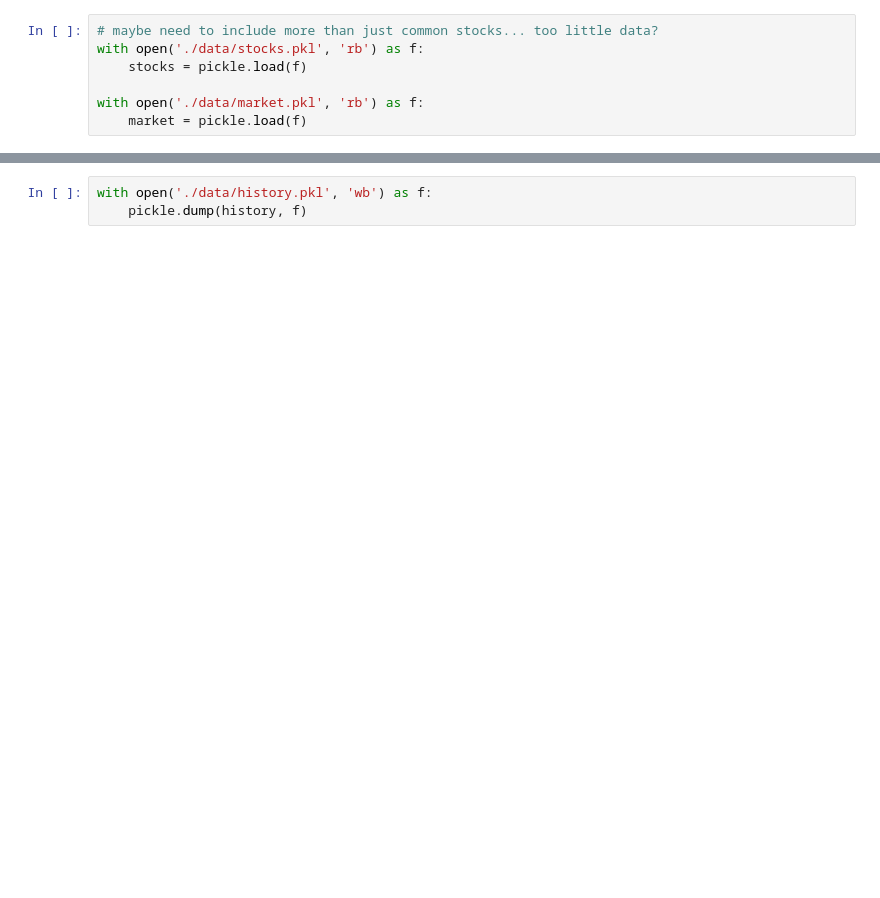
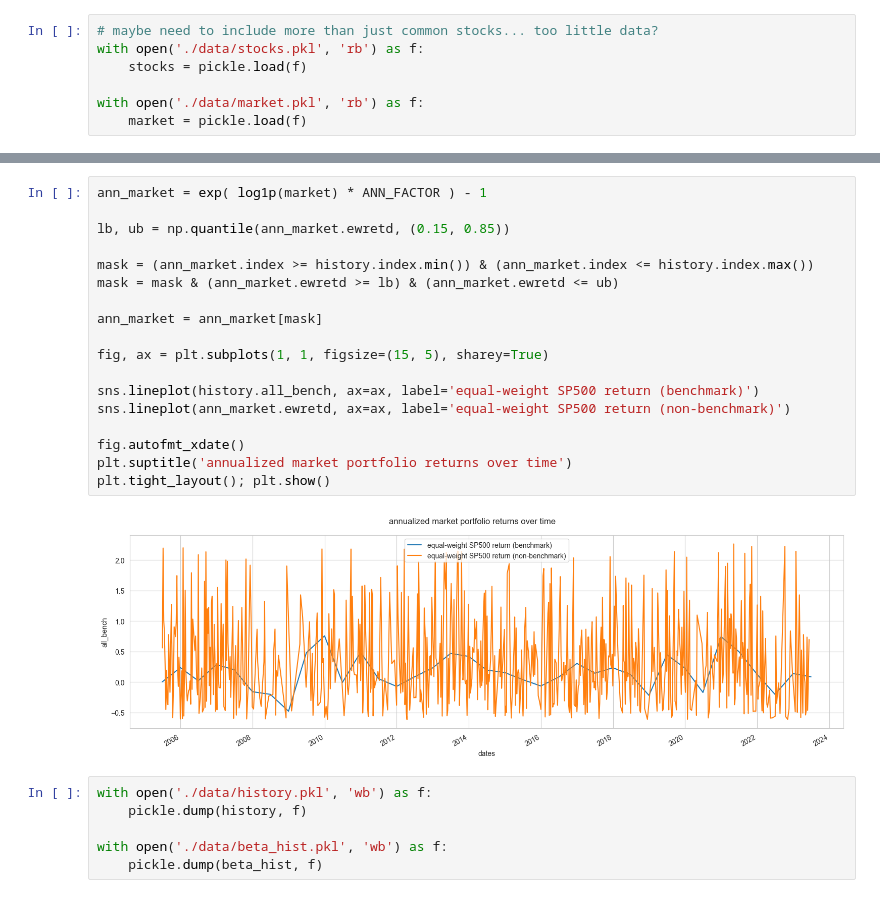
Before and after one commit to ostapenkovs/beta-based, a Jupyter notebook: notebooks/calc_betas.ipynb, the cells around one changed output, grey strips where cells are left out. Saved outputs shown, nothing was run; the diff lists cells and outputs as text; blank space fills up the shorter version.

```diff
--- a/notebooks/calc_betas.ipynb
+++ b/notebooks/calc_betas.ipynb
@@ -108,3 +159,26 @@ plt.tight_layout(); plt.show()
+# %%
+ann_market = exp( log1p(market) * ANN_FACTOR ) - 1
+
+lb, ub = np.quantile(ann_market.ewretd, (0.15, 0.85))
+
+mask = (ann_market.index >= history.index.min()) & (ann_market.index <= history.index.max())
+mask = mask & (ann_market.ewretd >= lb) & (ann_market.ewretd <= ub)
+
+ann_market = ann_market[mask]
+
+fig, ax = plt.subplots(1, 1, figsize=(15, 5), sharey=True)
+
+sns.lineplot(history.all_bench, ax=ax, label='equal-weight SP500 return (benchmark)')
+sns.lineplot(ann_market.ewretd, ax=ax, label='equal-weight SP500 return (non-benchmark)')
+
+fig.autofmt_xdate()
+plt.suptitle('annualized market portfolio returns over time')
+plt.tight_layout(); plt.show()
+# %% [output]
+[figure, added]
 # %%
 with open('./data/history.pkl', 'wb') as f:
     pickle.dump(history, f)
+
+with open('./data/beta_hist.pkl', 'wb') as f:
+    pickle.dump(beta_hist, f)
```
Also changed, not shown: parts of 7 cells of this notebook.
